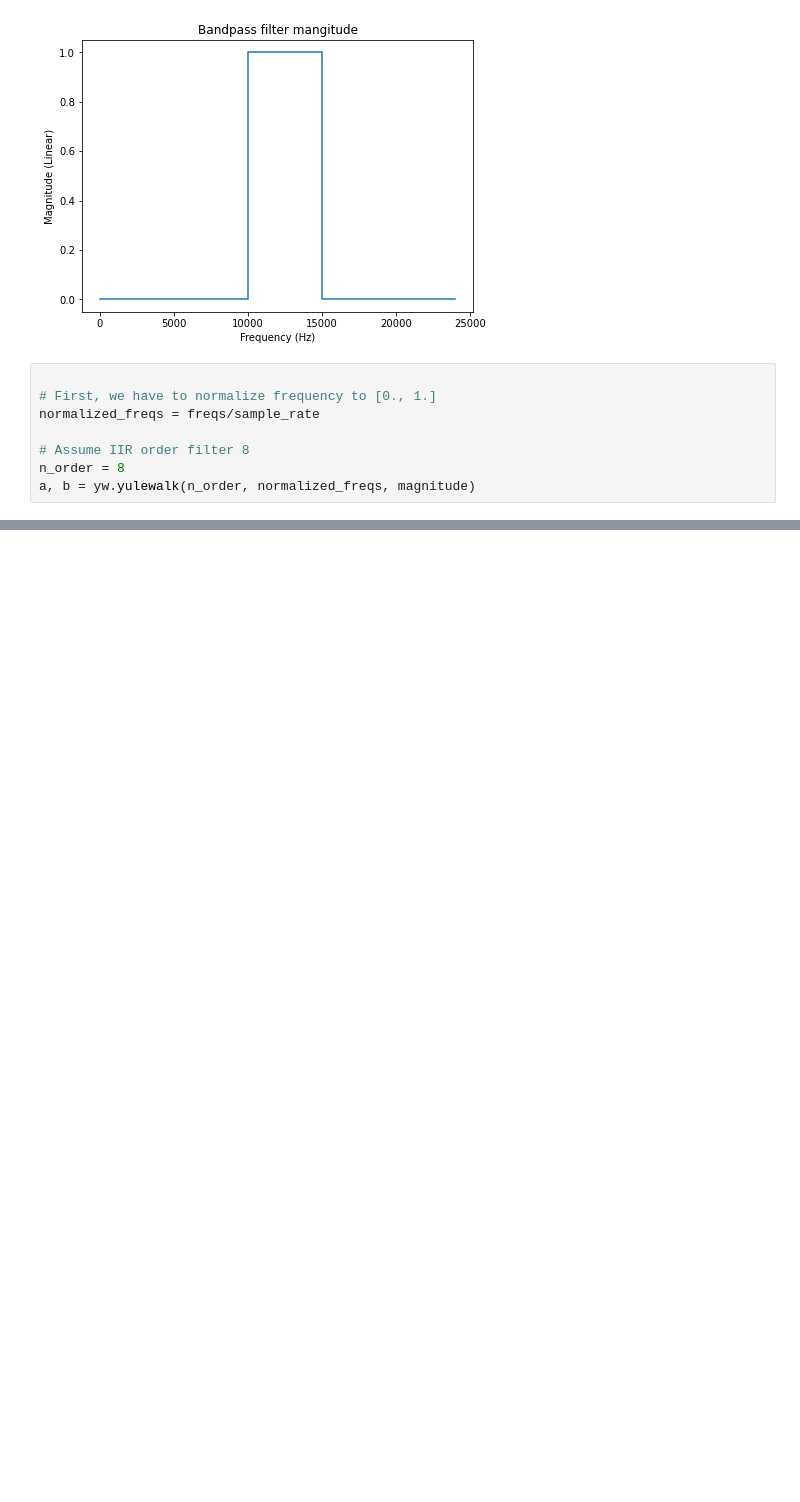
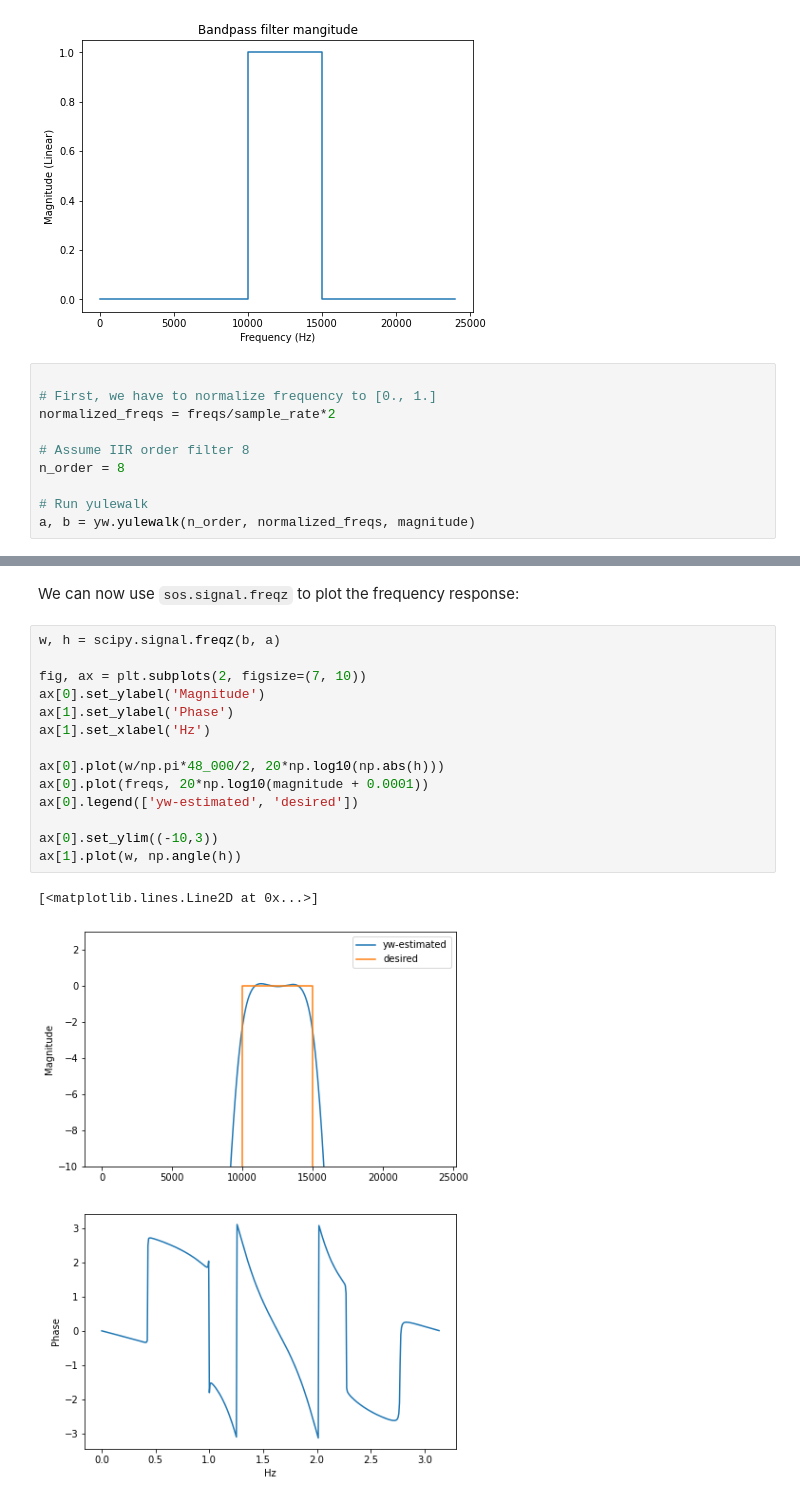
Before and after one commit to nomonosound/yulewalker, a Jupyter notebook: Example.ipynb, the cells around one changed output, grey strips where cells are left out. Saved outputs shown, nothing was run; the diff lists cells and outputs as text; blank space fills up the shorter version.

```diff
--- a/Example.ipynb
+++ b/Example.ipynb
@@ -42,8 +49,10 @@ Text(0.5, 1.0, 'Bandpass filter mangitude')
 # %%
 
 # First, we have to normalize frequency to [0., 1.]
-normalized_freqs = freqs/sample_rate
+normalized_freqs = freqs/sample_rate*2
 
 # Assume IIR order filter 8
 n_order = 8
+
+# Run yulewalk
 a, b = yw.yulewalk(n_order, normalized_freqs, magnitude)
@@ -49,0 +94,19 @@ a, b = yw.yulewalk(n_order, normalized_freqs, magnitude)
+# %% [markdown]
+We can now use `sos.signal.freqz` to plot the frequency response:
+# %%
+w, h = scipy.signal.freqz(b, a)
+
+fig, ax = plt.subplots(2, figsize=(7, 10))
+ax[0].set_ylabel('Magnitude')
+ax[1].set_ylabel('Phase')
+ax[1].set_xlabel('Hz')
+
+ax[0].plot(w/np.pi*48_000/2, 20*np.log10(np.abs(h)))
+ax[0].plot(freqs, 20*np.log10(magnitude + 0.0001))
+ax[0].legend(['yw-estimated', 'desired'])
+
+ax[0].set_ylim((-10,3))
+ax[1].plot(w, np.angle(h))
+# %% [output]
+[<matplotlib.lines.Line2D at 0x...>]
+[figure, added]
```
Also changed, not shown: parts of 5 cells of this notebook.
